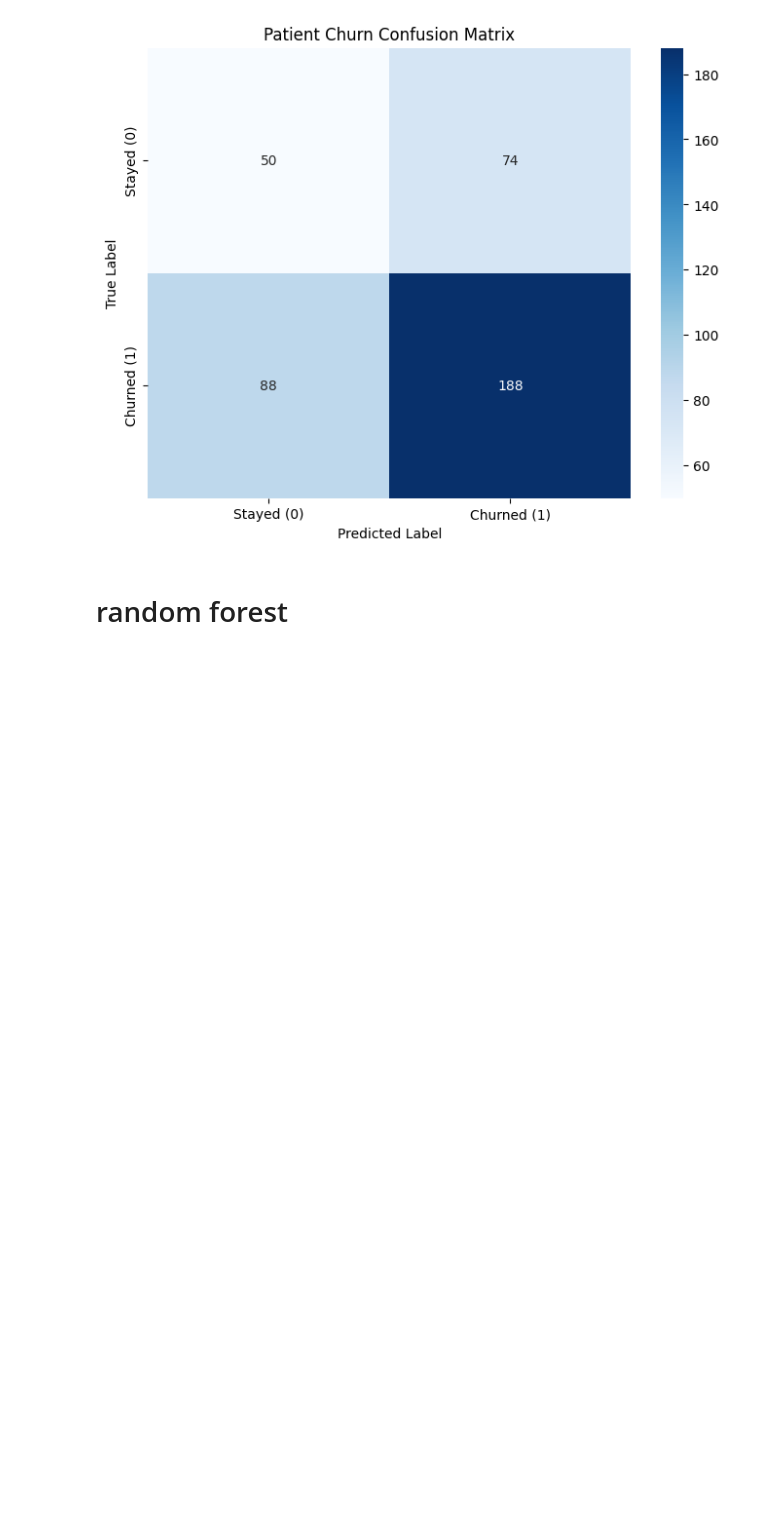
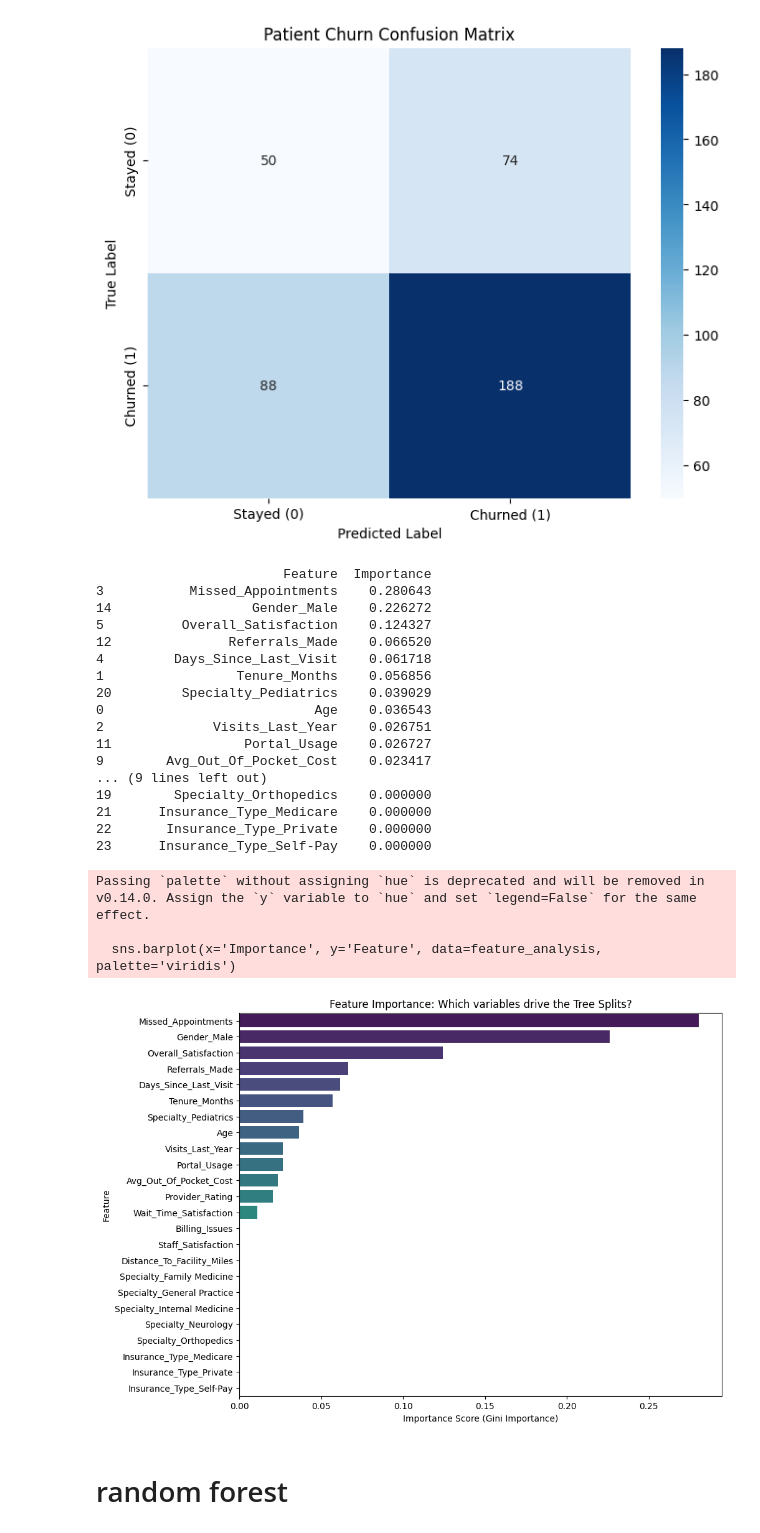
Before and after one commit to Gurdeep2005/AI_paper_code, a Jupyter notebook: models.ipynb, the cells around one changed output. Saved outputs shown, nothing was run; the diff lists cells and outputs as text; code cells hidden in the pictures; blank space fills up the shorter version.

Commit message:
added feature analysis

```diff
--- a/models.ipynb
+++ b/models.ipynb
@@ -289,6 +339,45 @@ Decision Tree Performance:
    macro avg       0.54      0.54      0.54       400
 weighted avg       0.61      0.59      0.60       400
 [figure]
+# %%
+# 1. Get the importance scores
+importances = dt_model.feature_importances_
+
+# 2. Create a DataFrame
+feature_analysis = pd.DataFrame({
+    'Feature': X_train.columns,
+    'Importance': importances
+}).sort_values(by='Importance', ascending=False)
+
+print(feature_analysis)
+
+plt.figure(figsize=(10, 8))
+sns.barplot(x='Importance', y='Feature', data=feature_analysis, palette='viridis')
+plt.title('Feature Importance: Which variables drive the Tree Splits?')
+plt.xlabel('Importance Score (Gini Importance)')
+plt.show()
+# %% [output]
+                        Feature  Importance
+3           Missed_Appointments    0.280643
+14                  Gender_Male    0.226272
+5          Overall_Satisfaction    0.124327
+12               Referrals_Made    0.066520
+4         Days_Since_Last_Visit    0.061718
+1                 Tenure_Months    0.056856
+20         Specialty_Pediatrics    0.039029
+0                           Age    0.036543
+2              Visits_Last_Year    0.026751
+11                 Portal_Usage    0.026727
+9        Avg_Out_Of_Pocket_Cost    0.023417
+... (9 lines left out)
+19        Specialty_Orthopedics    0.000000
+21      Insurance_Type_Medicare    0.000000
+22       Insurance_Type_Private    0.000000
+23      Insurance_Type_Self-Pay    0.000000
+Passing `palette` without assigning `hue` is deprecated and will be removed in v0.14.0. Assign the `y` variable to `hue` and set `legend=False` for the same effect.
+
+  sns.barplot(x='Importance', y='Feature', data=feature_analysis, palette='viridis')
+[figure, added]
 # %% [markdown]
 # random forest
 # %%
```
Also changed, not shown: parts of 3 cells of this notebook.
